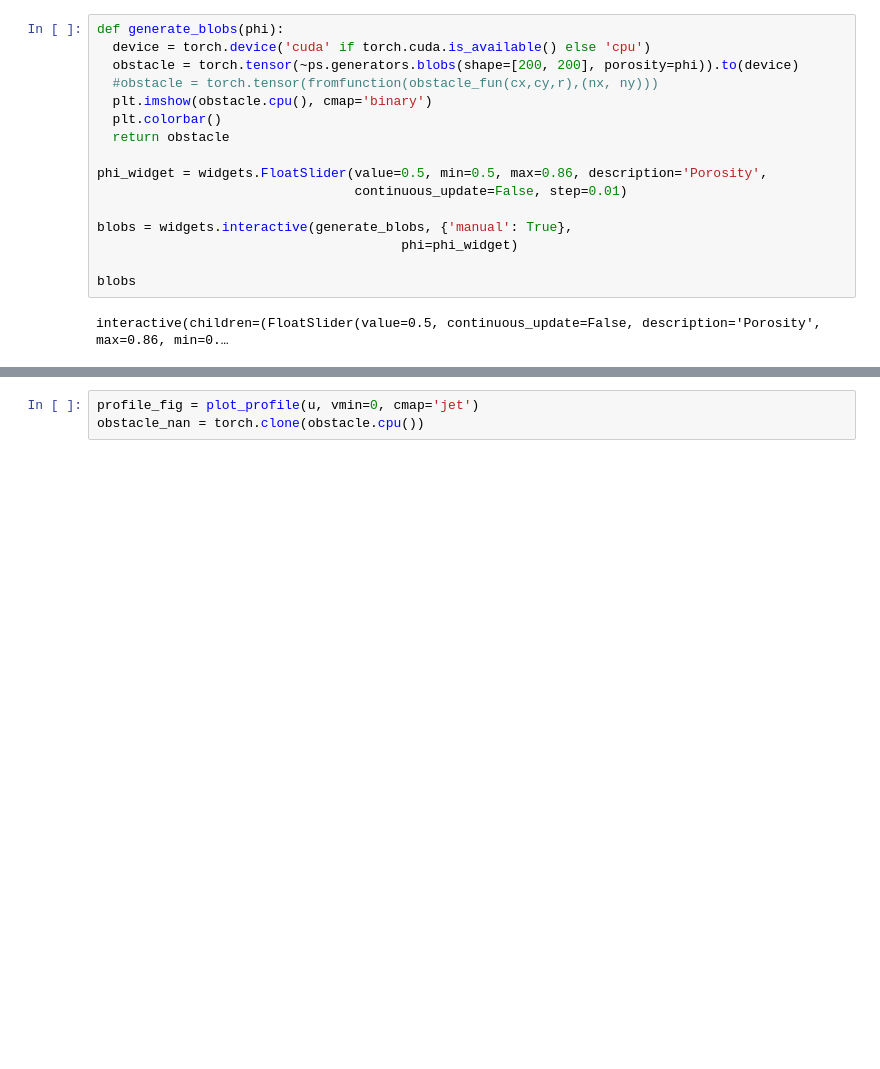
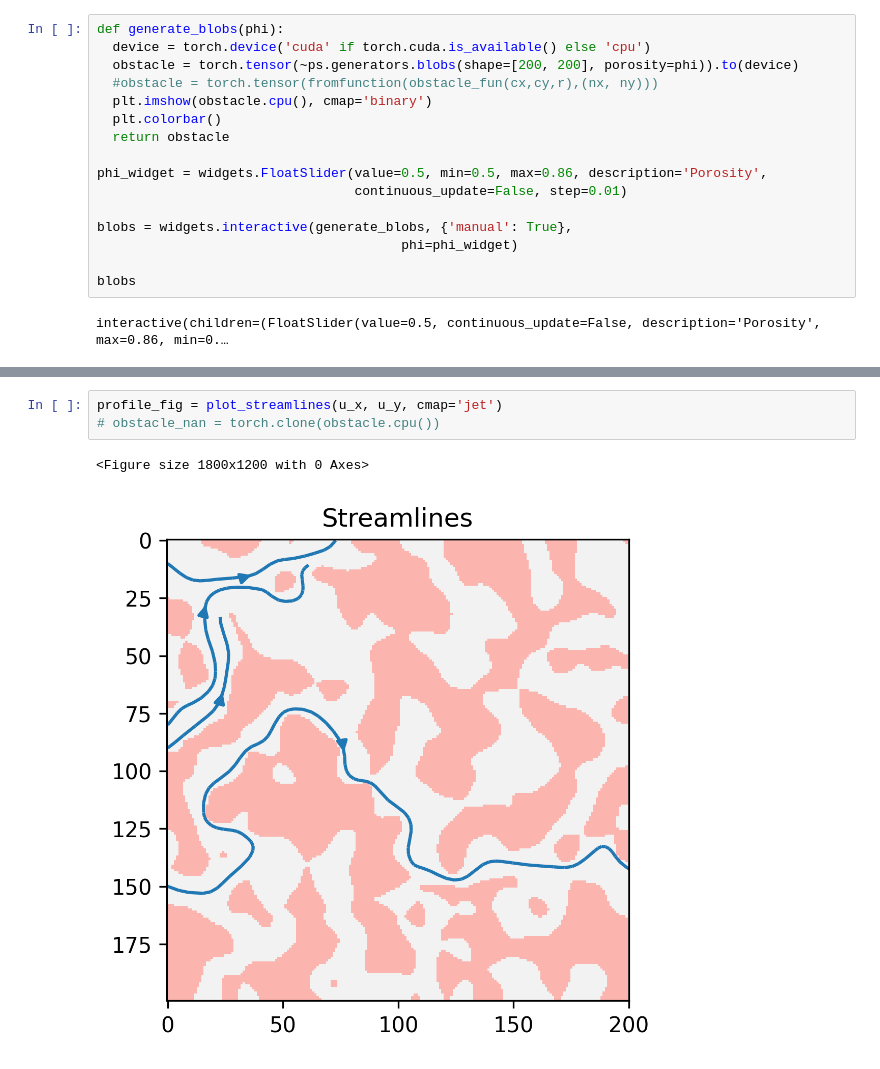
Before and after one commit to BC-Chang/LBM_Workshop, a Jupyter notebook: D2Q9_LBM_main.ipynb, the cells around one changed output, grey strips where cells are left out. Cells and saved outputs as stored; diff of their text form; blank space fills up the shorter version.

```diff
--- a/D2Q9_LBM_main.ipynb
+++ b/D2Q9_LBM_main.ipynb
@@ -485,6 +488,9 @@ RuntimeError: ignored
 # %%
-profile_fig = plot_profile(u, vmin=0, cmap='jet')
-obstacle_nan = torch.clone(obstacle.cpu())
+profile_fig = plot_streamlines(u_x, u_y, cmap='jet')
+# obstacle_nan = torch.clone(obstacle.cpu())
+# %% [output]
+<Figure size 1800x1200 with 0 Axes>
+[figure, added]
 # %% [markdown]
 # Multiphase Lattice Boltzmann Method
 
```
Also changed, not shown: parts of 11 cells of this notebook.
